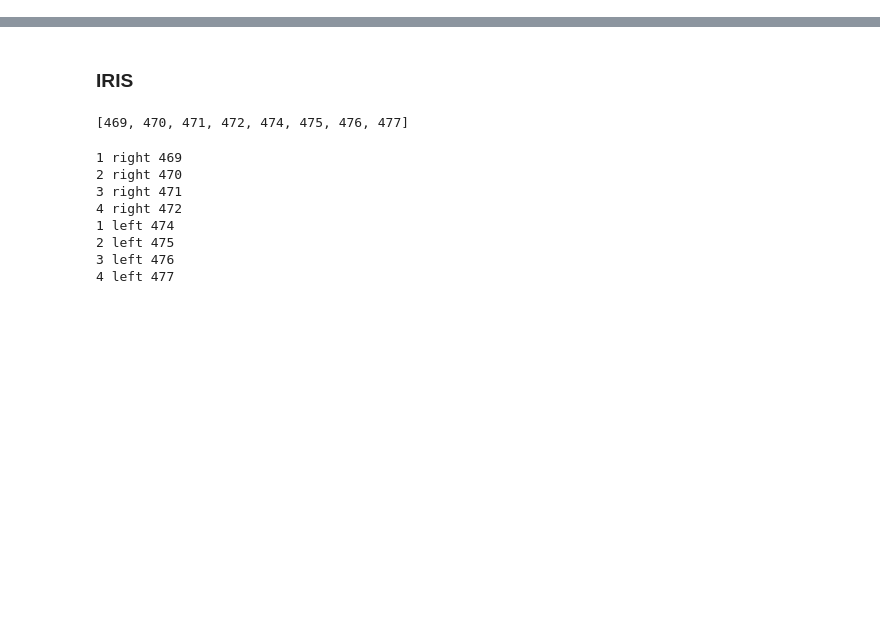
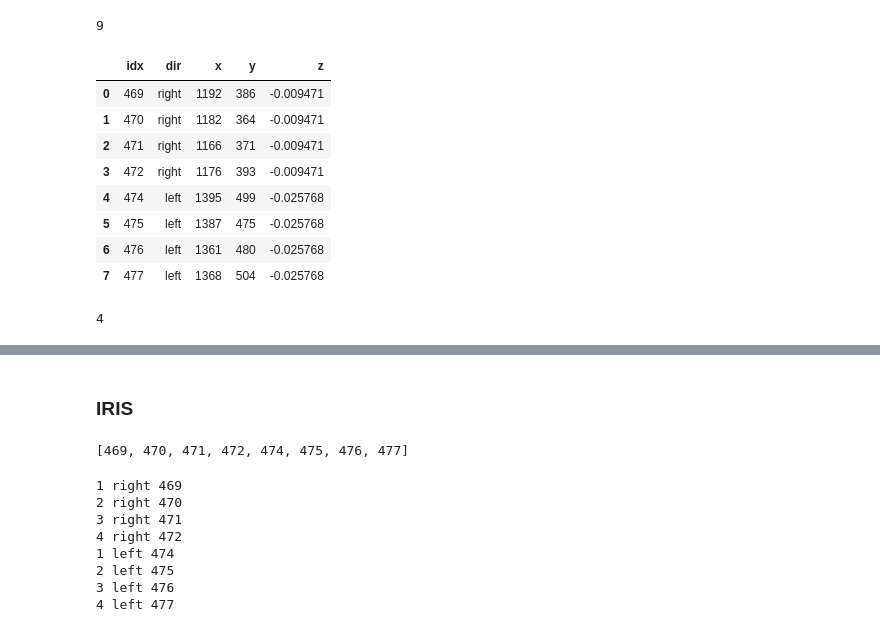
Before and after one commit to carrytheeast/Team13, a Jupyter notebook: facemesh and handspose.ipynb, the cells around one changed output, grey strips where cells are left out. Drawn from its saved outputs; the diff is of its cells as text; code cells hidden in the pictures; blank space fills up the shorter version.

```diff
--- a/facemesh and handspose.ipynb
+++ b/facemesh and handspose.ipynb
@@ -255,0 +342,4 @@ cv2.destroyAllWindows()
+# %%
+len((eyes_df_under[eyes_df_under['dir']=='right']))
+# %% [output]
+9
@@ -255,0 +349,16 @@ cv2.destroyAllWindows()
+# %%
+iris_df
+# %% [output]
+|  | idx | dir | x | y | z |
+| 0 | 469 | right | 1192 | 386 | -0.009471 |
+| 1 | 470 | right | 1182 | 364 | -0.009471 |
+| 2 | 471 | right | 1166 | 371 | -0.009471 |
+| 3 | 472 | right | 1176 | 393 | -0.009471 |
+| 4 | 474 | left | 1395 | 499 | -0.025768 |
+| 5 | 475 | left | 1387 | 475 | -0.025768 |
+| 6 | 476 | left | 1361 | 480 | -0.025768 |
+| 7 | 477 | left | 1368 | 504 | -0.025768 |
+# %%
+len(FACEMESH_RIGHT_IRIS)
+# %% [output]
+4
```
Also changed, not shown: parts of 13 cells of this notebook.
